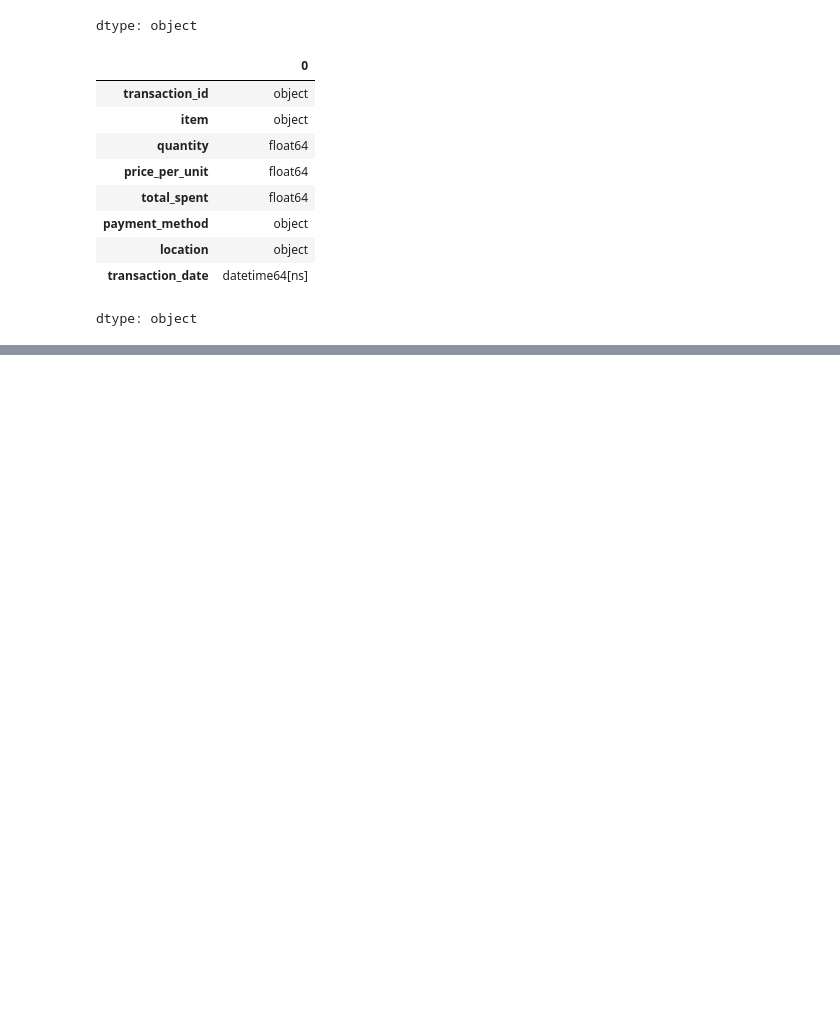
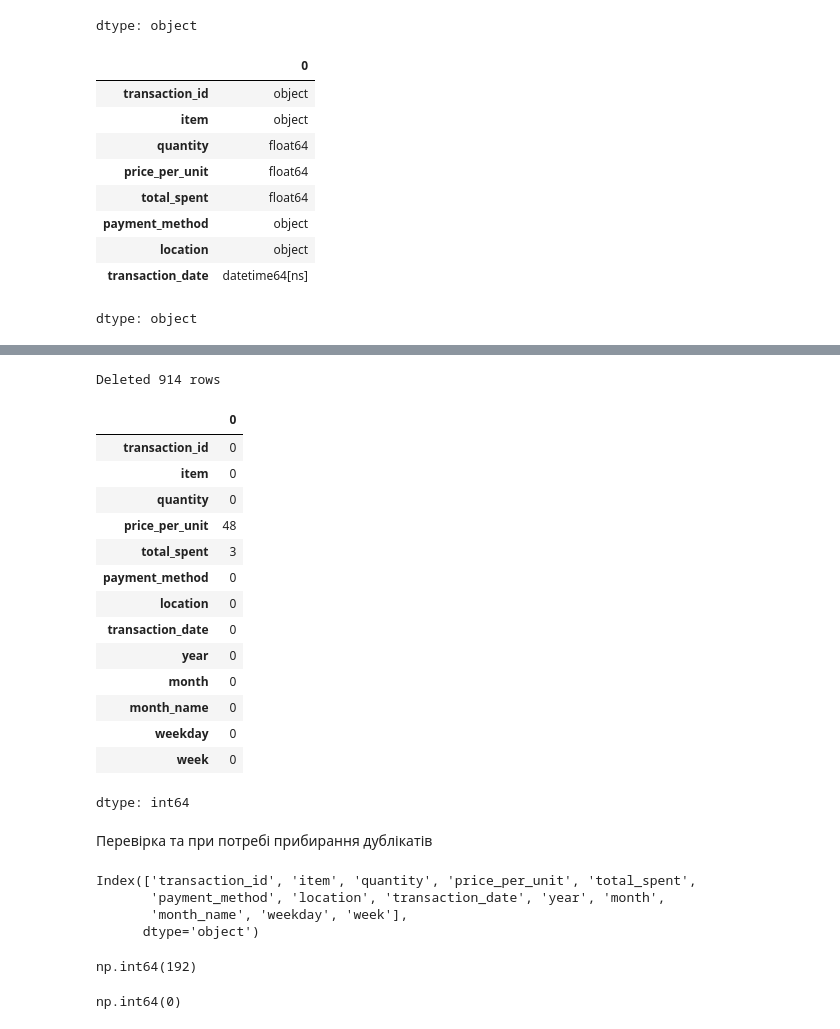
Before and after one commit to Olga-Lyt/Analysis_Cafe_Sales, a Jupyter notebook: EDA_cafe_sales.ipynb, the cells around one changed output, grey strips where cells are left out. Cells and saved outputs as stored; diff of their text form; code cells hidden in the pictures; blank space fills up the shorter version.

```diff
--- a/EDA_cafe_sales.ipynb
+++ b/EDA_cafe_sales.ipynb
@@ -292,0 +378,5 @@ dtype: object
+# %%
+# Заповнюємо стовпчик item найпопулярнішим товаром mode_item
+mode_item = df['item'].mode()[0]
+# df['item'].fillna(mode_item, inplace=True)   # застарілий варіант
+df.fillna({'item': mode_item}, inplace=True)
@@ -292,0 +406,9 @@ dtype: object
+# %%
+# payment_method та location залишаємо невідомими, тобто заповнюємо Unknown
+df.fillna(
+    {
+        'payment_method': 'Unknown',
+        'location': 'Unknown'
+    },
+    inplace=True
+)
@@ -292,0 +438,48 @@ dtype: object
+# %%
+# Видалення transaction_date де замість дати стоїть NaT або NaN
+before = len(df)
+
+df.dropna(subset=['transaction_date', 'quantity'], inplace=True)
+
+after = len(df)
+print(f"Deleted {before - after} rows")
+# %% [output]
+Deleted 914 rows
+# %%
+df.isna().sum()
+# %% [output]
+|  | 0 |
+| transaction_id | 0 |
+| item | 0 |
+| quantity | 0 |
+| price_per_unit | 48 |
+| total_spent | 3 |
+| payment_method | 0 |
+| location | 0 |
+| transaction_date | 0 |
+| year | 0 |
+| month | 0 |
+| month_name | 0 |
+| weekday | 0 |
+| week | 0 |
+dtype: int64
+# %% [markdown]
+
+Перевірка та при потребі прибирання дублікатів
+# %%
+df.columns
+# %% [output]
+Index(['transaction_id', 'item', 'quantity', 'price_per_unit', 'total_spent',
+       'payment_method', 'location', 'transaction_date', 'year', 'month',
+       'month_name', 'weekday', 'week'],
+      dtype='object')
+# %%
+df[['item', 'quantity', 'price_per_unit', 'total_spent',
+       'payment_method', 'location', 'transaction_date', 'year', 'month',
+       'month_name', 'weekday', 'week']].duplicated().sum()
+# %% [output]
+np.int64(192)
+# %%
+df.duplicated().sum()
+# %% [output]
+np.int64(0)
```
Also changed, not shown: parts of 11 cells of this notebook.
